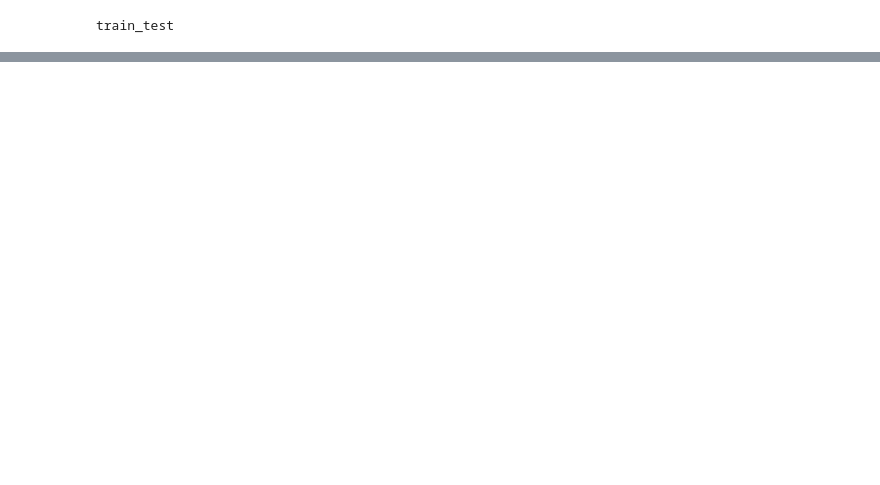
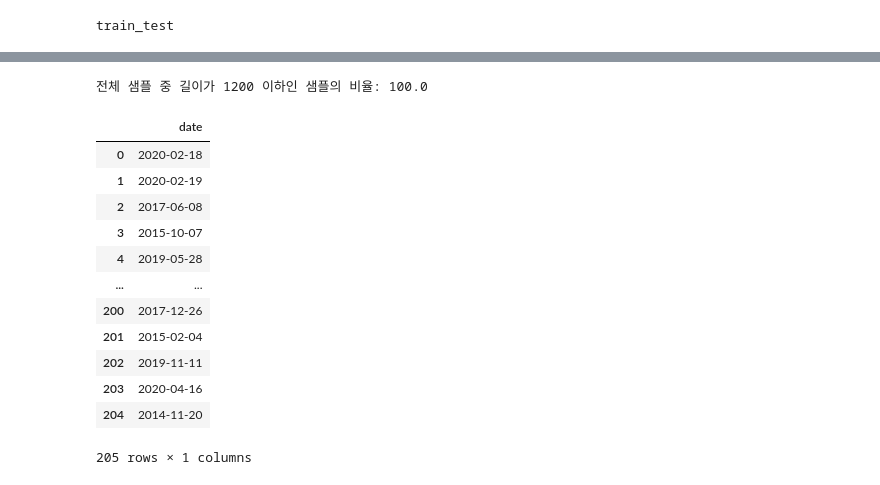
Before and after one commit to octomun/NewsAnalytics, a Jupyter notebook: project/news_an.ipynb, the cells around one changed output, grey strips where cells are left out. Saved outputs shown, nothing was run; the diff lists cells and outputs as text; code cells hidden in the pictures; blank space fills up the shorter version.

```diff
--- a/project/news_an.ipynb
+++ b/project/news_an.ipynb
@@ -281,0 +338,21 @@ print(len(y_train))
+# %%
+max_len = 1200
+below_threshold_len(max_len, X_train)
+# %% [output]
+전체 샘플 중 길이가 1200 이하인 샘플의 비율: 100.0
+# %%
+td
+# %% [output]
+|  | date |
+| 0 | 2020-02-18 |
+| 1 | 2020-02-19 |
+| 2 | 2017-06-08 |
+| 3 | 2015-10-07 |
+| 4 | 2019-05-28 |
+| ... | ... |
+| 200 | 2017-12-26 |
+| 201 | 2015-02-04 |
+| 202 | 2019-11-11 |
+| 203 | 2020-04-16 |
+| 204 | 2014-11-20 |
+205 rows × 1 columns
```
Also changed, not shown: parts of 43 cells of this notebook.
